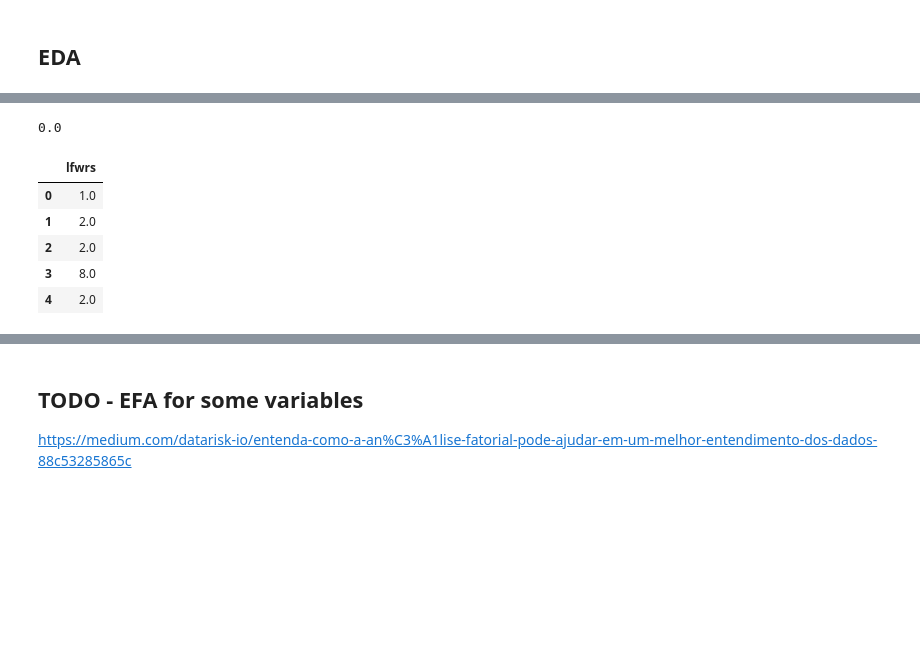
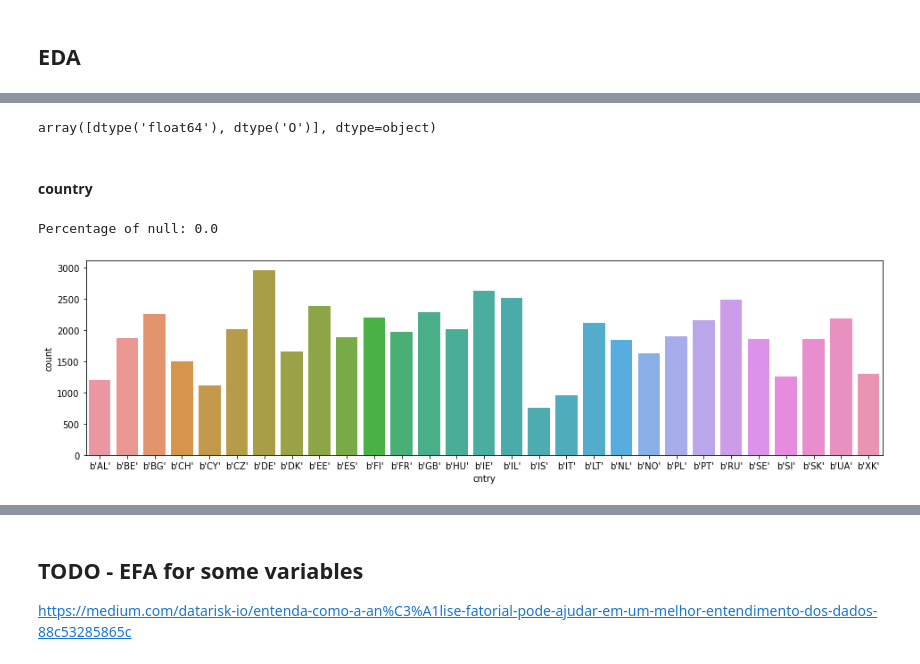
Before and after one commit to hasansalimkanmaz/data-visualization-course-assignment, a Jupyter notebook: Ossamu - EDA.ipynb, the cells around one changed output, grey strips where cells are left out. Saved outputs shown, nothing was run; the diff lists cells and outputs as text; code cells hidden in the pictures; blank space fills up the shorter version.

```diff
--- a/Ossamu - EDA.ipynb
+++ b/Ossamu - EDA.ipynb
@@ -44,13 +35,25 @@ perc_null_cols.shape, perc_null_cols[perc_null_cols==0].shape
-# %%
-col = 'lfwrs'
-print(df[col].isna().sum() / df.shape[0])
-
-df[[col]].head()
-# %% [output]
-0.0
-|  | lfwrs |
-| 0 | 1.0 |
-| 1 | 2.0 |
-| 2 | 2.0 |
-| 3 | 8.0 |
-| 4 | 2.0 |
+# %%
+df.dtypes.unique()
+# %% [output]
+array([dtype('float64'), dtype('O')], dtype=object)
+# %%
+def plot_data(df, col, categorical=True, figsize=(16, 4)):
+    plt.figure(figsize=figsize)
+    if categorical:
+        sns.countplot(x=col, data=df)
+    else:
+        sns.kdeplot(x=col, data=df)
+    plt.show()
+# %%
+def basic_eda(df, col, categorical=True, figsize=(16, 4)):
+    # percentage of null
+    percentage_nulls(df, col)
+    # distribution of data
+    plot_data(df, col, categorical, figsize)
+# %% [markdown]
+#### country
+# %%
+basic_eda(df, 'cntry')
+# %% [output]
+Percentage of null: 0.0
+[figure, added]
```
Also changed, not shown: parts of 16 cells of this notebook.
